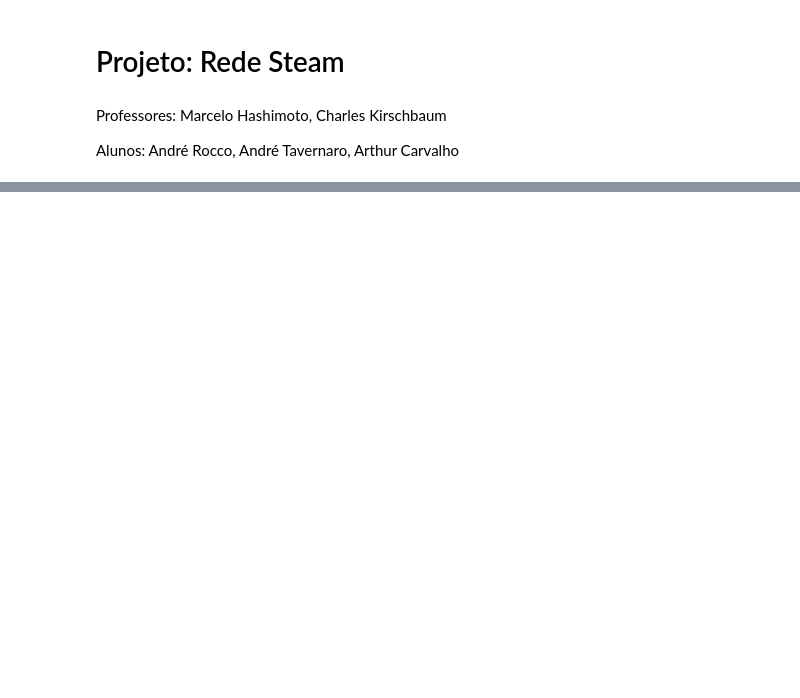
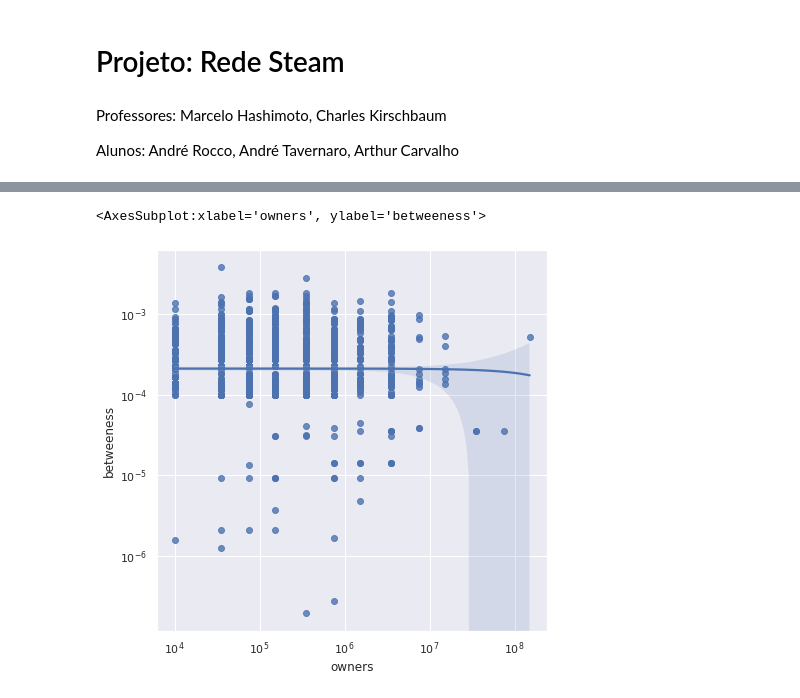
Before and after one commit to hashiprobr-classroom/parte-tecnica-do-projeto-andrer_andret_arthur, a Jupyter notebook: notebooks/Projeto_AAA.ipynb, the cells around one changed output, grey strips where cells are left out. Cells and saved outputs as stored; diff of their text form; code cells hidden in the pictures; blank space fills up the shorter version.

```diff
--- a/notebooks/Projeto_AAA.ipynb
+++ b/notebooks/Projeto_AAA.ipynb
@@ -188,0 +266,20 @@ EdgesMaker(games, SteamTurnNotifications)
+# %%
+count_por_jogo = []
+numeros_generos = []
+count = 0
+countprint = 0
+for a in range(len(games)):
+    for b in range(len(games)):
+        count = 0
+        for lg in range(len(listaDeListaGeneros)):
+            if games[a] in listaDeListaGeneros[lg]:
+                if games[b] in listaDeListaGeneros[lg]:
+                    count+=1
+                    #countprint += 1
+            #print("loop interno")
+            #if countprint > 60000:
+                #print(countprint)
+        numeros_generos.append(count)
+        if count >= 1:
+            #print(a,b)
+            g.add_edge(a,b, add_missing=False)
@@ -197,0 +320,18 @@ stats.remove_self_loops(g)
+# %%
+g.vp['name'] = g.new_vp('object')
+g.vp['owners'] = g.new_vp('object')
+g.vp['categories'] = g.new_vp('object')
+g.vp['release_year'] = g.new_vp('object')
+for e in range(n):
+    vertice = g.vertex(e)
+    g.vp['name'][vertice] = games[e]
+    g.vp['owners'][vertice] = owners_avg[e]
+    g.vp['categories'][vertice] = cat_split[e]
+    g.vp['release_year'][vertice] = release_year[e]
+# %%
+bc, _ = centrality.betweenness(g)
+g.vp['betweeness'] = bc
+# %%
+df = pd.DataFrame({k: list(v) for k, v in g.vp.items()})
+df['release_year'] = df['release_year'].astype(int)
+df
@@ -197,0 +380,9 @@ stats.remove_self_loops(g)
+# %%
+#sns.regplot(x=df['owners'], y=df['betweeness'])
+
+f, ax = plt.subplots(figsize=(7, 7))
+ax.set(xscale="log", yscale="log")
+sns.regplot(x = df['owners'], y = df['betweeness'], ax=ax)
+# %% [output]
+<AxesSubplot:xlabel='owners', ylabel='betweeness'>
+[figure, added]
```
Also changed, not shown: parts of 46 cells of this notebook, 1 other file.
